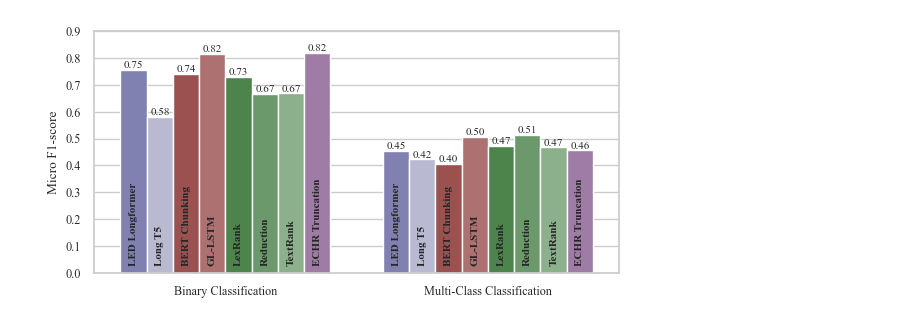
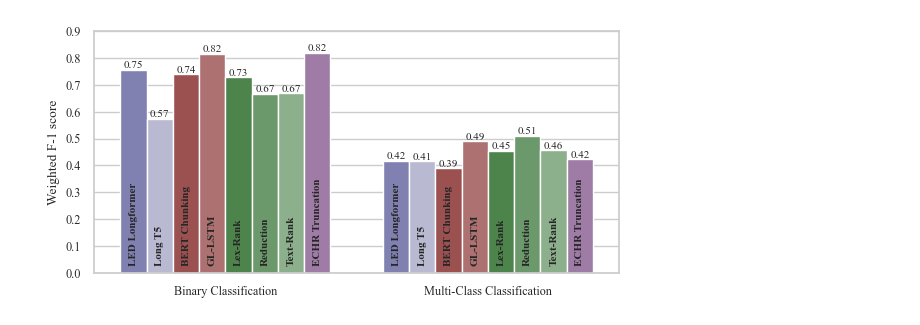
Before and after one commit to rorycreedon/comp0087_assignment, a Jupyter notebook: plots.ipynb, the cells around one changed output. Drawn from its saved outputs; the diff is of its cells as text; code cells hidden in the pictures.

Commit message:
Plot update

```diff
--- a/plots.ipynb
+++ b/plots.ipynb
@@ -27,34 +27,34 @@ classification_results = pd.DataFrame(columns=['Summarisation Method', 'Task', '
 for name, group in grouped:
     precision = group['Precision']
     recall = group['Recall']
-    f1 = group['F1-score']
+    F1 = group['F1-score']
     support = group['Support']
 
     # Calculate macro average
     precision_macro = np.mean(precision)
     recall_macro = np.mean(recall)
-    f1_macro = np.mean(f1)
+    F1_macro = np.mean(F1)
 
     # Calculate micro average
-    TP = sum(support * f1)
+    TP = sum(support * F1)
     FP = sum(support * (1 - precision))
     FN = sum(support * (1 - recall))
     precision_micro = TP / (TP + FP)
     recall_micro = TP / (TP + FN)
-    f1_micro = 2 * precision_micro * recall_micro / (precision_micro + recall_micro)
+    F1_micro = 2 * precision_micro * recall_micro / (precision_micro + recall_micro)
 
     # Calculate weighted average
     precision_weighted = weighted_avg(precision)
     recall_weighted = weighted_avg(recall)
-    f1_weighted = weighted_avg(f1)
+    F1_weighted = weighted_avg(F1)
 
     # Store the results in the new dataframe
     temp_df = pd.DataFrame({'Summarisation Method': name[0],
                             'Task': name[1],
                             'Model type': name[2],
-                            'Macro F1-score': f1_macro,
-                            'Micro F1-score': f1_micro,
-                            'Weighted F1-score': f1_weighted},
+                            'Macro F-1 score': F1_macro,
+                            'Micro F-1 score': F1_micro,
+                            'Weighted F-1 score': F1_weighted},
                             index=[0])
     classification_results = pd.concat([classification_results, temp_df], ignore_index=True)
 
@@ -74,39 +74,39 @@ palette = {
 custom_mapping = {
     "LED Longformer": palette["Abstractive"][2],
     "Long T5": palette["Abstractive"][3],
     "BERT Chunking": palette["Extractive"][2],
     "GL-LSTM": palette["Extractive"][3],
-    "LexRank": palette["Graph-based"][2],
+    "Lex-Rank": palette["Graph-based"][2],
     "Reduction": palette["Graph-based"][3],
-    "TextRank": palette["Graph-based"][4],
+    "Text-Rank": palette["Graph-based"][4],
     "ECHR Truncation": palette["No summarisation"][0]
 }
 
 # Map the colors to the Summarisation Method
 classification_results['Color'] = classification_results['Summarisation Method'].map(custom_mapping)
 
 # Use seaborn to create the bar plot
 fig = plt.figure(figsize=(6, 3))
-ax = sns.barplot(x="Task", y="Micro F1-score", hue="Summarisation Method", data=classification_results, palette=classification_results['Color'][classification_results['Task'] == 'Binary Classification'])
+ax = sns.barplot(x="Task", y="Weighted F-1 score", hue="Summarisation Method", data=classification_results, palette=classification_results['Color'][classification_results['Task'] == 'Binary Classification'])
 ax.legend_.remove()
 ax.set_xlabel(None)
 
 # Add Summarisation methods and scores to the plot
-for p, label, score in zip(ax.patches, classification_results['Summarisation Method'], classification_results['Micro F1-score']):
+for p, label, score in zip(ax.patches, classification_results['Summarisation Method'], classification_results['Weighted F-1 score']):
     ax.annotate(label, (p.get_x() + p.get_width() / 2., 0.025),
                 ha='center', va='bottom', rotation=90, weight = "bold", fontsize = 8,
                 xytext=(0, 0), textcoords='offset points')
     ax.annotate('{:.2f}'.format(score), (p.get_x() + p.get_width() / 2., score),
                 ha='center', va='bottom', rotation=0, fontsize = 8,
-                xytext=(0, 0), textcoords='offset points')
+                xytext=(0, 00), textcoords='offset points')
 
 # Adjust y limit
 ax.set_ylim(0, 0.9)
 
 fig.tight_layout()
 fig.savefig('plots/classification_results.png', dpi=300, bbox_inches='tight')
 # %% [output]
-[figure, old version]
+[figure, new version]
 # %%
 regression.sort_values(by=['Model type', 'Summarisation Method'], inplace=True)
 regression['Color'] = regression['Summarisation Method'].map(custom_mapping)
```
Also changed, not shown: parts of 6 cells of this notebook, 4 other files.
